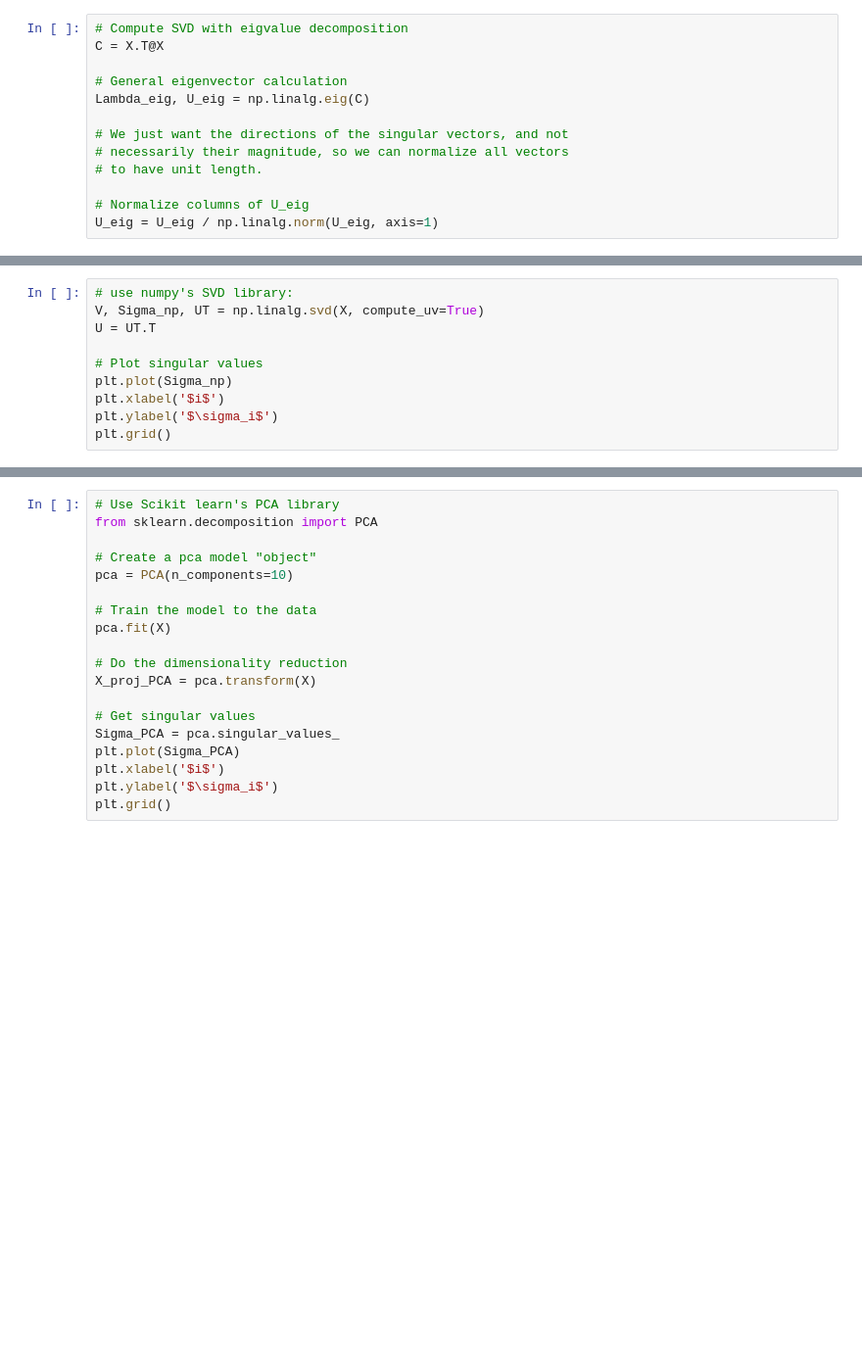
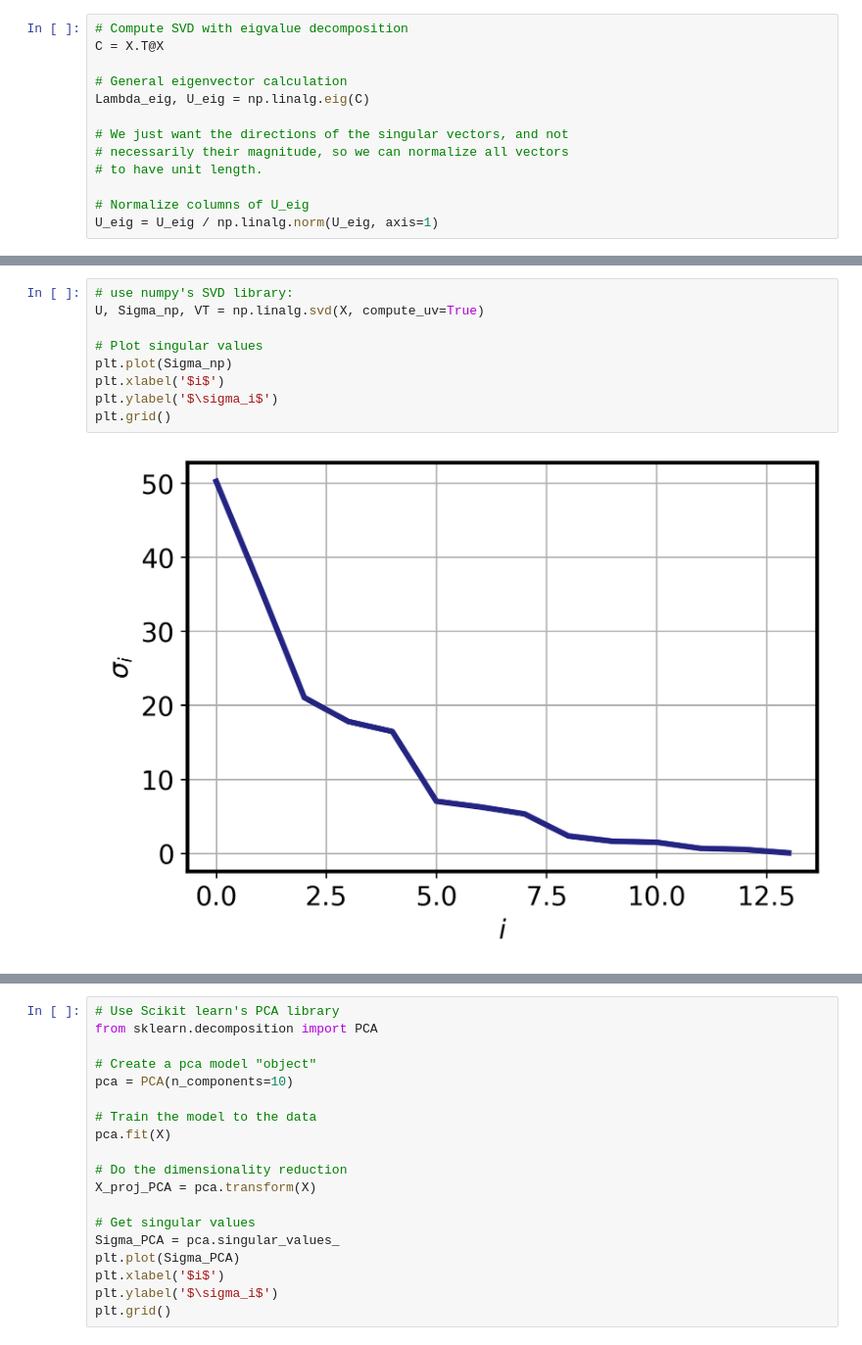
Before and after one commit to csms-lab/mdi504-f20-notebooks, a Jupyter notebook: Notebook 04 - Exploratory Data Analysis and Dimensionality Reduction.ipynb, the cells around one changed output, grey strips where cells are left out. Shown at 98% size. Drawn from its saved outputs; the diff is of its cells as text; blank space fills up the shorter version.

```diff
--- a/Notebook 04 - Exploratory Data Analysis and Dimensionality Reduction.ipynb
+++ b/Notebook 04 - Exploratory Data Analysis and Dimensionality Reduction.ipynb
@@ -415,10 +470,11 @@ plt.grid()
 # %%
 # use numpy's SVD library:
-V, Sigma_np, UT = np.linalg.svd(X, compute_uv=True)
-U = UT.T
+U, Sigma_np, VT = np.linalg.svd(X, compute_uv=True)
 
 # Plot singular values
 plt.plot(Sigma_np)
 plt.xlabel('$i$')
 plt.ylabel('$\sigma_i$')
 plt.grid()
+# %% [output]
+[figure, added]
```
Also changed, not shown: parts of 23 cells of this notebook.
